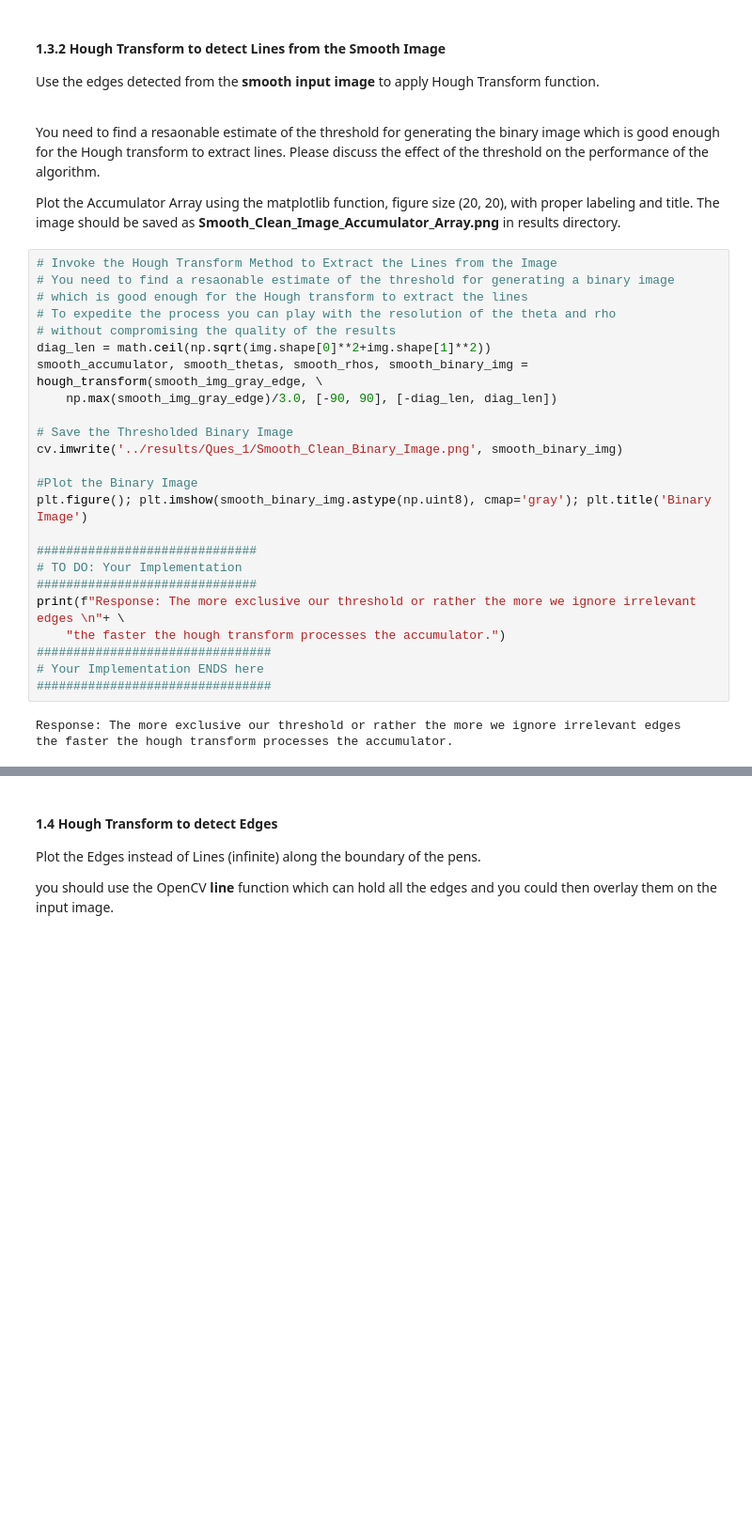
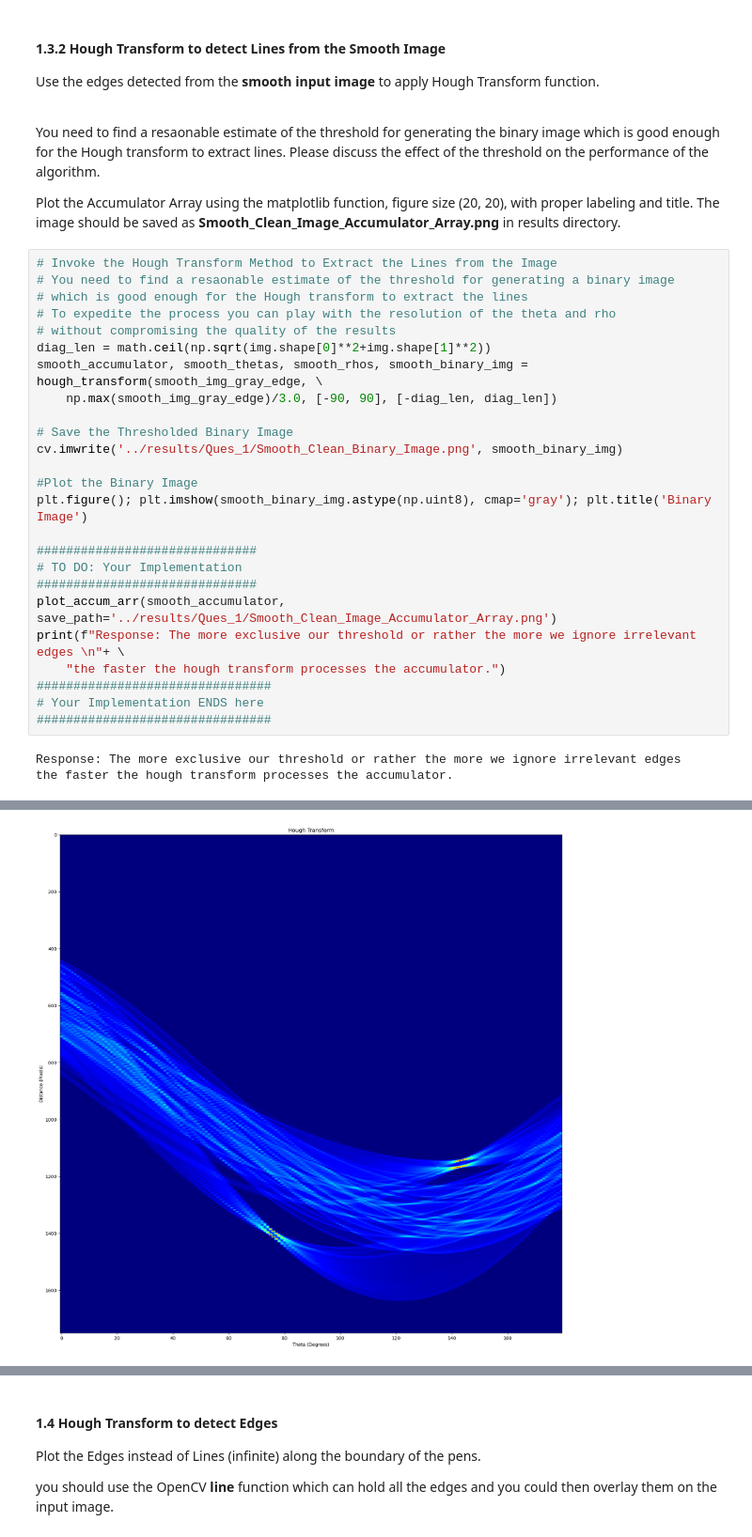
Before and after one commit to CasuallyAlive/Computer_Vision_Projects, a Jupyter notebook: src/proj2_6320/proj2_code/Project_2_CS6320.ipynb, the cells around one changed output, grey strips where cells are left out. Shown at 94% size. Drawn from its saved outputs; the diff is of its cells as text; blank space fills up the shorter version.

```diff
--- a/src/proj2_6320/proj2_code/Project_2_CS6320.ipynb
+++ b/src/proj2_6320/proj2_code/Project_2_CS6320.ipynb
@@ -381,31 +381,33 @@ Plot the Accumulator Array using the matplotlib function, figure size (20, 20),
 # %%
 # Invoke the Hough Transform Method to Extract the Lines from the Image
 # You need to find a resaonable estimate of the threshold for generating a binary image
 # which is good enough for the Hough transform to extract the lines
 # To expedite the process you can play with the resolution of the theta and rho
 # without compromising the quality of the results
 diag_len = math.ceil(np.sqrt(img.shape[0]**2+img.shape[1]**2))
 smooth_accumulator, smooth_thetas, smooth_rhos, smooth_binary_img = hough_transform(smooth_img_gray_edge, \
     np.max(smooth_img_gray_edge)/3.0, [-90, 90], [-diag_len, diag_len])
 
 # Save the Thresholded Binary Image
 cv.imwrite('../results/Ques_1/Smooth_Clean_Binary_Image.png', smooth_binary_img)
 
 #Plot the Binary Image
 plt.figure(); plt.imshow(smooth_binary_img.astype(np.uint8), cmap='gray'); plt.title('Binary Image')
 
 ##############################
 # TO DO: Your Implementation
 ##############################
+plot_accum_arr(smooth_accumulator, save_path='../results/Ques_1/Smooth_Clean_Image_Accumulator_Array.png')
 print(f"Response: The more exclusive our threshold or rather the more we ignore irrelevant edges \n"+ \
     "the faster the hough transform processes the accumulator.")
 ################################
 # Your Implementation ENDS here
 ################################
 # %% [output]
 Response: The more exclusive our threshold or rather the more we ignore irrelevant edges
 the faster the hough transform processes the accumulator.
 [figure]
+[figure, added]
 # %%
 # Plot the Lines extracted on the Smooth Image
 # Play with the Accumulator Thresholding to get rid of the unwanted lines
```
Also changed, not shown: parts of 6 cells of this notebook, 5 other files.
